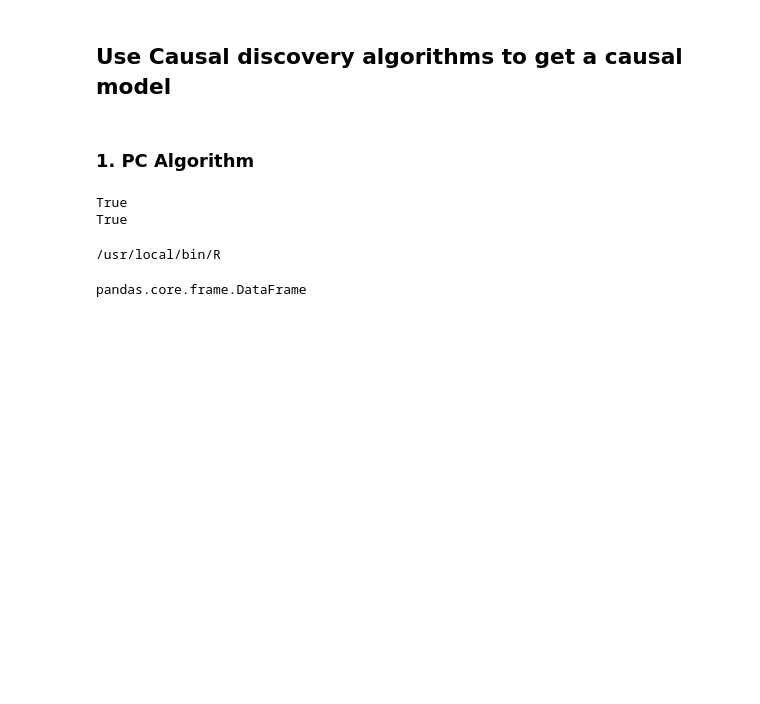
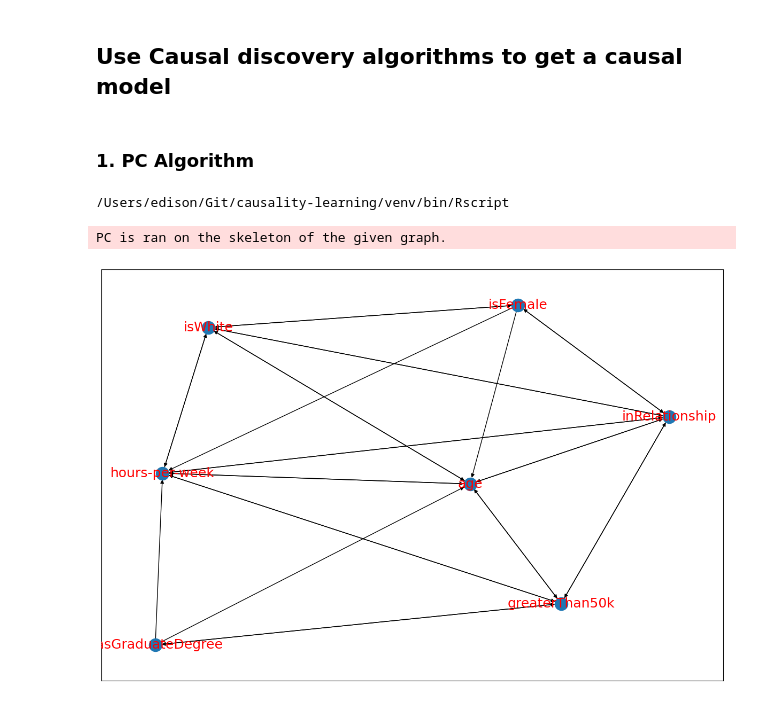
Before and after one commit to chunyagi/causality-learning, a Jupyter notebook: causal_discovery_example.ipynb, the cells around one changed output. Drawn from its saved outputs; the diff is of its cells as text; code cells hidden in the pictures; blank space fills up the shorter version.

```diff
--- a/causal_discovery_example.ipynb
+++ b/causal_discovery_example.ipynb
@@ -65,14 +49,2 @@ nx.draw_networkx(skeleton, font_size=18, font_color='r')
 # %% [markdown]
 ### 1. PC Algorithm
-# %%
-import rpy2.robjects.packages as rpackages
-print(rpackages.isinstalled("pcalg"))
-print(rpackages.isinstalled("RCIT"))
-# %% [output]
-True
-True
-# %%
-cdt.SETTINGS.rpath = "/usr/local/bin/R"
-print(cdt.SETTINGS.rpath)
-# %% [output]
-/usr/local/bin/R
@@ -89,4 +51,5 @@ nx.draw_networkx(graph_pc, font_size=18, font_color='r')
-# %%
-type(df.iloc[0:1])
-# %% [output]
-pandas.core.frame.DataFrame
+# %%
+import subprocess
+print(subprocess.check_output(["which", "Rscript"]).decode().strip())
+# %% [output]
+/Users/edison/Git/causality-learning/venv/bin/Rscript
@@ -92,0 +77,14 @@ pandas.core.frame.DataFrame
+# %%
+model_pc = PC()
+# graph_pc = model_pc.predict(df)
+graph_pc = model_pc.predict(df, skeleton)
+
+# visualize network
+fig=plt.figure(figsize=(15,10))
+nx.draw_networkx(graph_pc, font_size=18, font_color='r')
+
+# get adjaceny matrix of PC graph
+A_pc = nx.adjacency_matrix(graph_pc).todense()
+# %% [output]
+PC is ran on the skeleton of the given graph.
+[figure, added]
```
Also changed, not shown: parts of 7 cells of this notebook, 5 other files.
